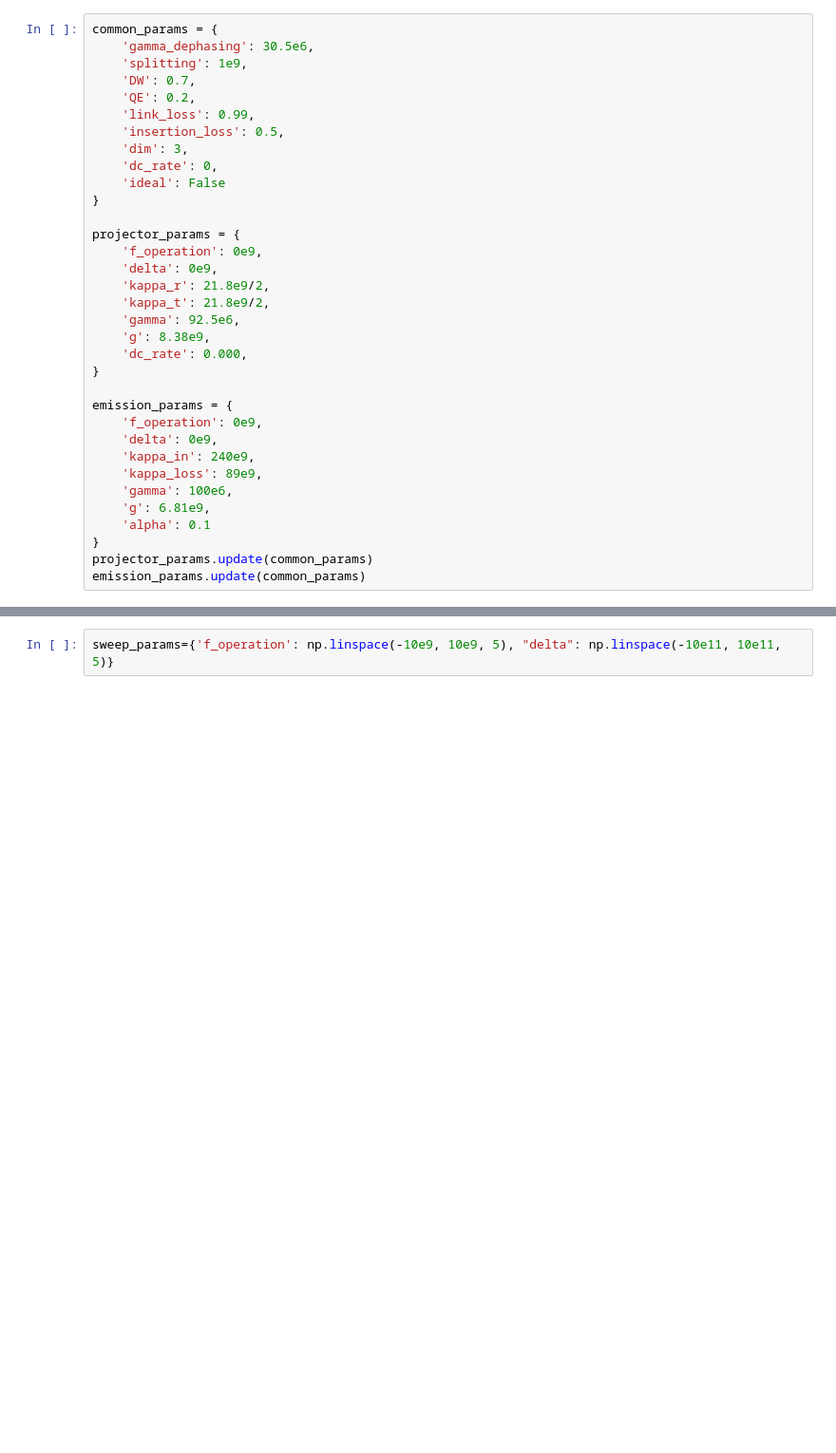
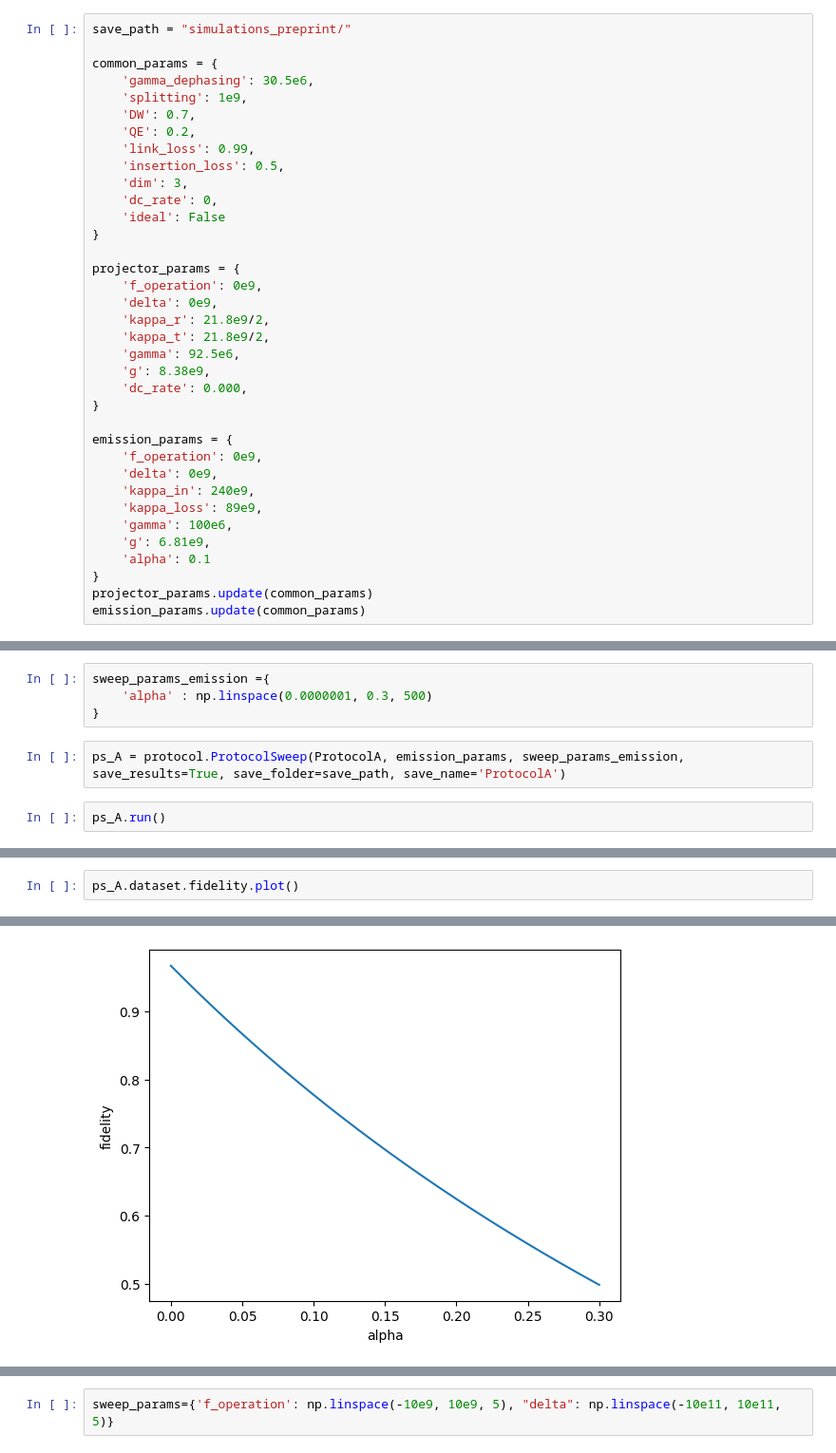
Before and after one commit to QuTech-Delft/QuREBB, a Jupyter notebook: tutorial_simulations/notebooks/Tutorial sweep.ipynb, the cells around one changed output, grey strips where cells are left out. Shown at 95% size. Saved outputs shown, nothing was run; the diff lists cells and outputs as text; blank space fills up the shorter version.

```diff
--- a/tutorial_simulations/notebooks/Tutorial sweep.ipynb
+++ b/tutorial_simulations/notebooks/Tutorial sweep.ipynb
@@ -9,6 +9,8 @@ import numpy as np
 import lib.protocol as protocol
 from protocols.tutorial_protocols import ProtocolA, ProtocolB, ProtocolC
 # %%
+save_path = "simulations_preprint/"
+
 common_params = {
     'gamma_dephasing': 30.5e6,
     'splitting': 1e9,
@@ -44,0 +51,8 @@ emission_params.update(common_params)
+# %%
+sweep_params_emission ={
+    'alpha' : np.linspace(0.0000001, 0.3, 500)
+}
+# %%
+ps_A = protocol.ProtocolSweep(ProtocolA, emission_params, sweep_params_emission, save_results=True, save_folder=save_path, save_name='ProtocolA')
+# %%
+ps_A.run()
@@ -44,0 +61,3 @@ emission_params.update(common_params)
+# %%
+ps_A.dataset.fidelity.plot()
+# %% [output]
@@ -44,0 +65 @@ emission_params.update(common_params)
+[figure, added]
```
Also changed, not shown: parts of 36 cells of this notebook, 26 other files.
